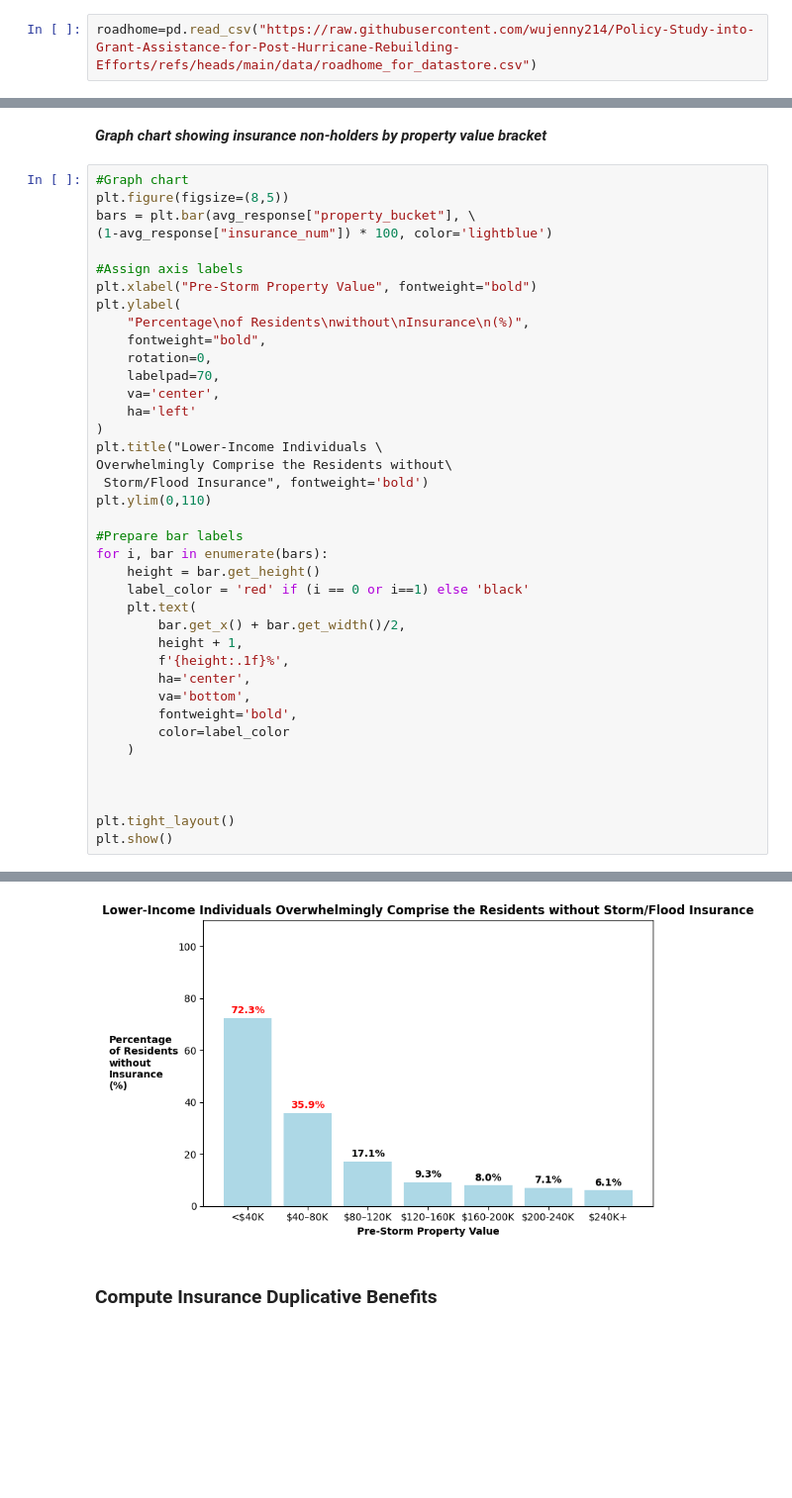
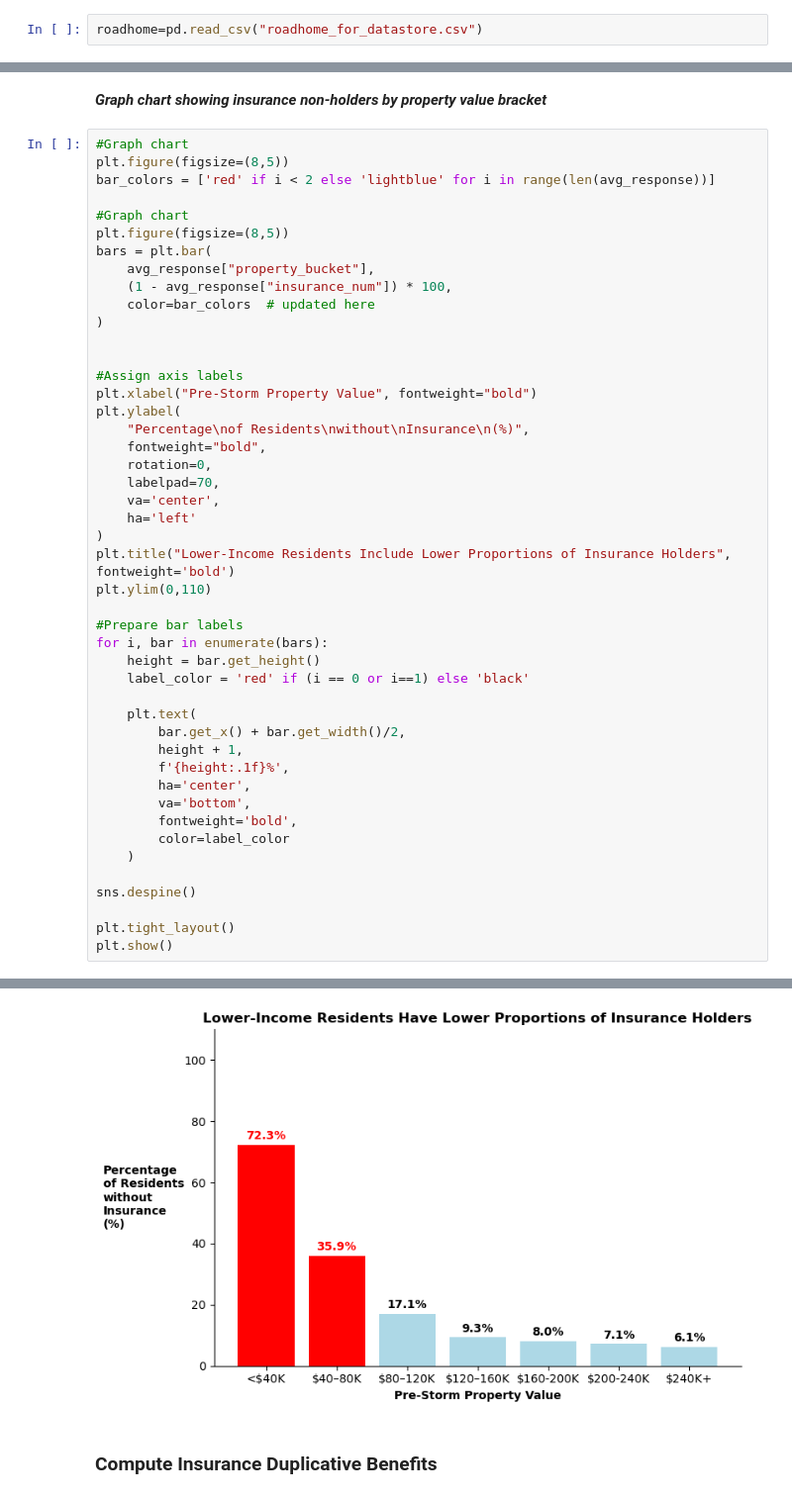
Before and after one commit to wujenny214/Policy-Study-into-Grant-Assistance-for-Post-Hurricane-Rebuilding-Efforts, a Jupyter notebook: code/katrina_review.ipynb, the cells around one changed output, grey strips where cells are left out. Shown at 99% size. Cells and saved outputs as stored; diff of their text form; blank space fills up the shorter version.

```diff
--- a/code/katrina_review.ipynb
+++ b/code/katrina_review.ipynb
@@ -10,7 +10,7 @@ import seaborn as sns
 # %% [markdown]
 ***Bring in dataset***
 # %%
-roadhome=pd.read_csv("https://raw.githubusercontent.com/wujenny214/Policy-Study-into-Grant-Assistance-for-Post-Hurricane-Rebuilding-Efforts/refs/heads/main/data/roadhome_for_datastore.csv")
+roadhome=pd.read_csv("roadhome_for_datastore.csv")
 # %% [markdown]
 ***Clean data***
 # %%
@@ -86,8 +102,16 @@ print(avg_response)
 # %%
 #Graph chart
 plt.figure(figsize=(8,5))
-bars = plt.bar(avg_response["property_bucket"], \
-(1-avg_response["insurance_num"]) * 100, color='lightblue')
+bar_colors = ['red' if i < 2 else 'lightblue' for i in range(len(avg_response))]
+
+#Graph chart
+plt.figure(figsize=(8,5))
+bars = plt.bar(
+    avg_response["property_bucket"],
+    (1 - avg_response["insurance_num"]) * 100,
+    color=bar_colors  # updated here
+)
+
 
 #Assign axis labels
 plt.xlabel("Pre-Storm Property Value", fontweight="bold")
@@ -99,15 +123,14 @@ plt.ylabel(
     va='center',
     ha='left'
 )
-plt.title("Lower-Income Individuals \
-Overwhelmingly Comprise the Residents without\
- Storm/Flood Insurance", fontweight='bold')
+plt.title("Lower-Income Residents Include Lower Proportions of Insurance Holders", fontweight='bold')
 plt.ylim(0,110)
 
 #Prepare bar labels
 for i, bar in enumerate(bars):
     height = bar.get_height()
     label_color = 'red' if (i == 0 or i==1) else 'black'
+
     plt.text(
         bar.get_x() + bar.get_width()/2,
         height + 1,
@@ -118,7 +141,7 @@ for i, bar in enumerate(bars):
         color=label_color
     )
 
-
+sns.despine()
 
 plt.tight_layout()
 plt.show()
@@ -126,4 +150,4 @@ plt.show()
-[figure, old version]
+[figure, new version]
 # %% [markdown]
 ### Compute Insurance Duplicative Benefits
 # %% [markdown]
```
Also changed, not shown: parts of 5 cells of this notebook, 7 other files.
